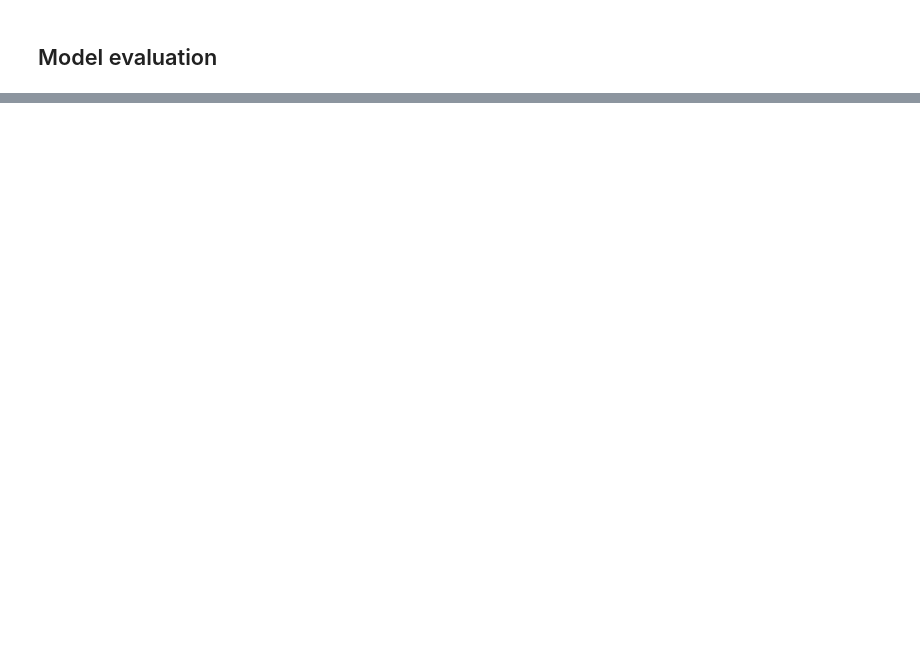
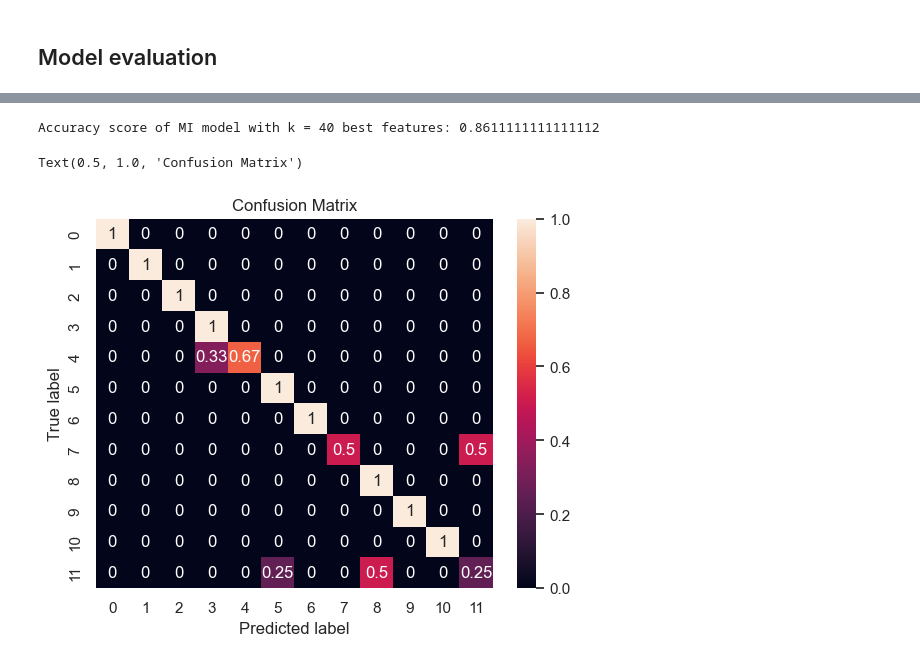
Before and after one commit to tessnim101/NSSP-Mini-Project-2, a Jupyter notebook: Part 1.ipynb, the cells around one changed output, grey strips where cells are left out. Drawn from its saved outputs; the diff is of its cells as text; code cells hidden in the pictures; blank space fills up the shorter version.

```diff
--- a/Part 1.ipynb
+++ b/Part 1.ipynb
@@ -366,0 +529,24 @@ We evaluated the classifier using accuracy, which is suitable because the datase
+# %%
+best_mi_model = grid_mi.best_estimator_
+selector_mi = best_mi_model.named_steps["select"]
+mask_mi = selector_mi.get_support()
+
+y_pred_MI= best_mi_model.predict(X_test)
+
+
+# Calculate the accuracy of the model with the selected features.
+acc_MI = accuracy_score(y_test, y_pred_MI)
+print(f"Accuracy score of MI model with k = {selector_mi.k} best features: {acc_MI}")
+
+# The confusion matrix shows the true vs predicted labels.
+confmat = confusion_matrix(y_test, y_pred_MI, normalize="true")
+
+fig, ax = plt.subplots()
+sns.heatmap(confmat, annot=True, ax=ax)
+ax.set_ylabel("True label")
+ax.set_xlabel("Predicted label")
+plt.title("Confusion Matrix")
+# %% [output]
+Accuracy score of MI model with k = 40 best features: 0.8611111111111112
+Text(0.5, 1.0, 'Confusion Matrix')
+[figure, added]
```
Also changed, not shown: parts of 30 cells of this notebook.
